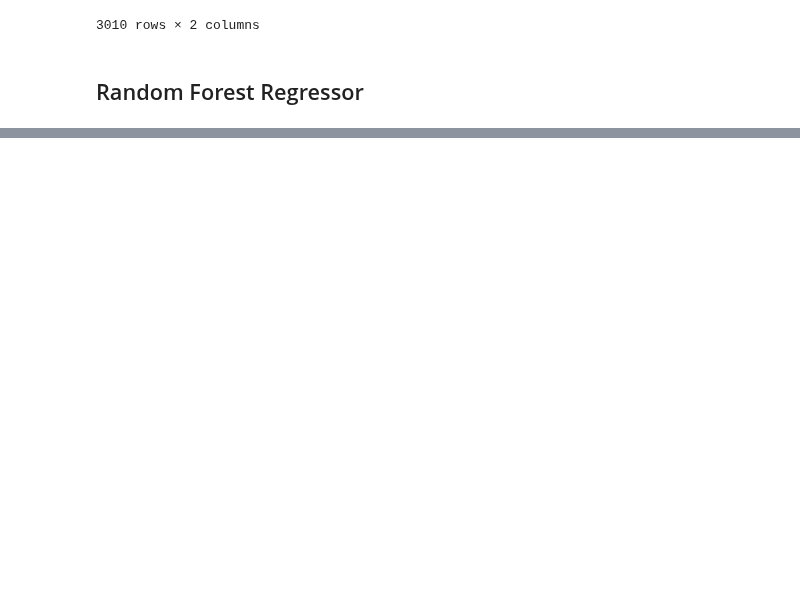
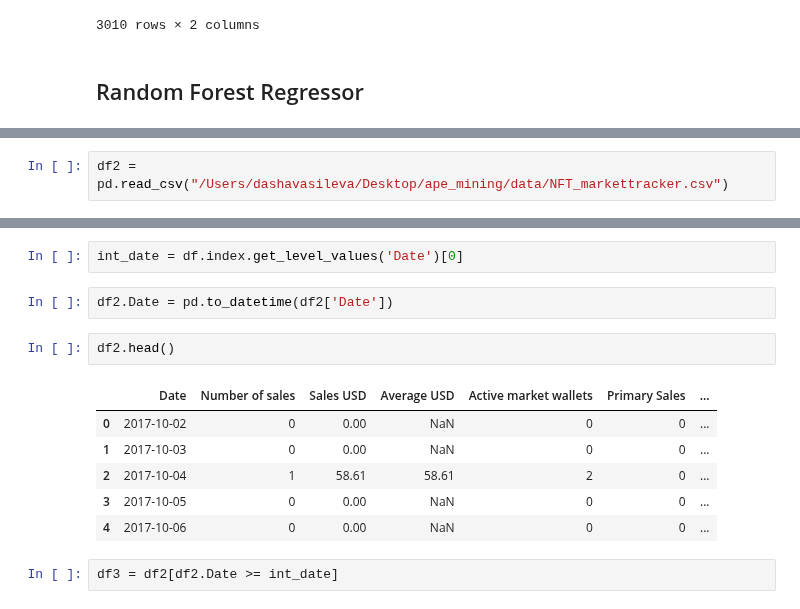
Before and after one commit to amicha02/ape_mining, a Jupyter notebook: notebooks/2.0-dv-ols-forest.ipynb, the cells around one changed output, grey strips where cells are left out. Cells and saved outputs as stored; diff of their text form; blank space fills up the shorter version.

```diff
--- a/notebooks/2.0-dv-ols-forest.ipynb
+++ b/notebooks/2.0-dv-ols-forest.ipynb
@@ -396,0 +397,2 @@ plot_preds_scatter(rf_predictions)
+# %%
+df2 = pd.read_csv("/Users/dashavasileva/Desktop/ape_mining/data/NFT_markettracker.csv")
@@ -396,0 +446,15 @@ plot_preds_scatter(rf_predictions)
+# %%
+int_date = df.index.get_level_values('Date')[0]
+# %%
+df2.Date = pd.to_datetime(df2['Date'])
+# %%
+df2.head()
+# %% [output]
+|  | Date | Number of sales | Sales USD | Average USD | Active market wallets | Primary Sales | ... |
+| 0 | 2017-10-02 | 0 | 0.00 | NaN | 0 | 0 | ... |
+| 1 | 2017-10-03 | 0 | 0.00 | NaN | 0 | 0 | ... |
+| 2 | 2017-10-04 | 1 | 58.61 | 58.61 | 2 | 0 | ... |
+| 3 | 2017-10-05 | 0 | 0.00 | NaN | 0 | 0 | ... |
+| 4 | 2017-10-06 | 0 | 0.00 | NaN | 0 | 0 | ... |
+# %%
+df3 = df2[df2.Date >= int_date]
```
Also changed, not shown: parts of 20 cells of this notebook.
